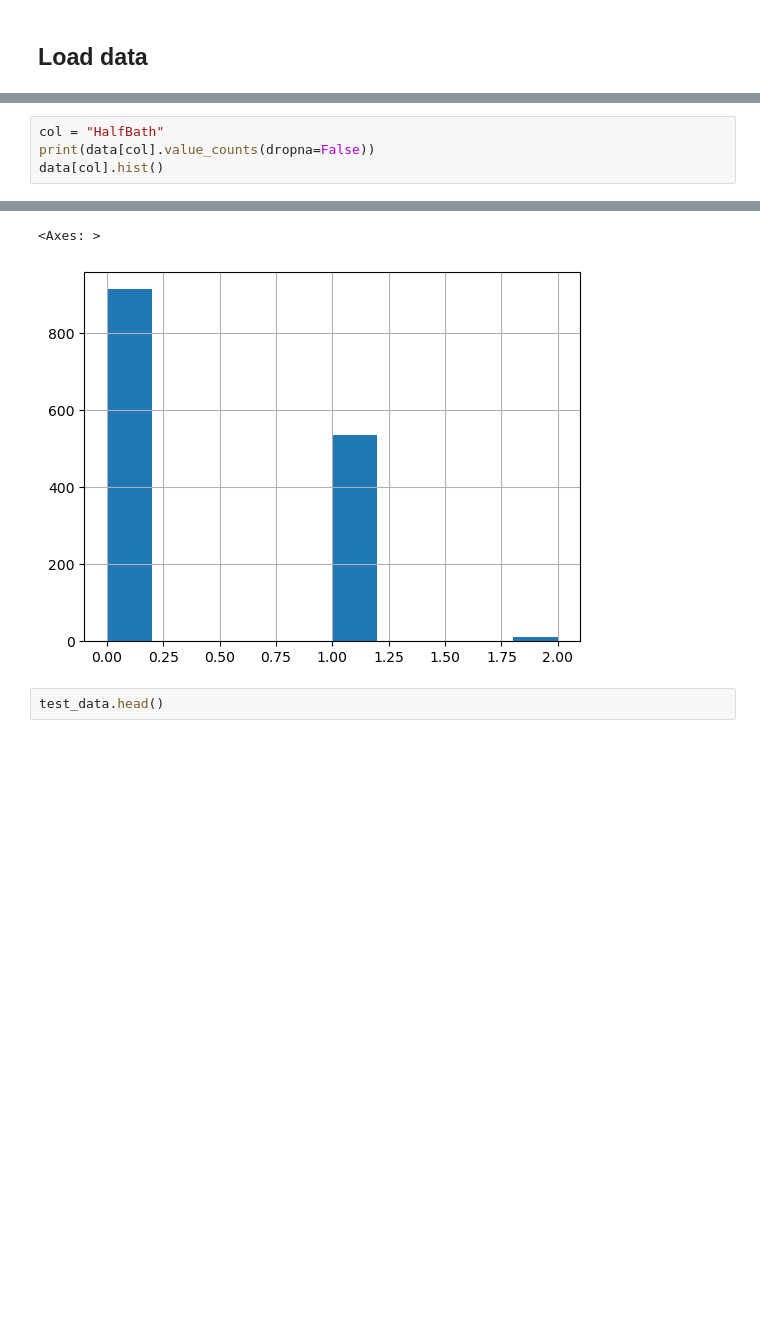
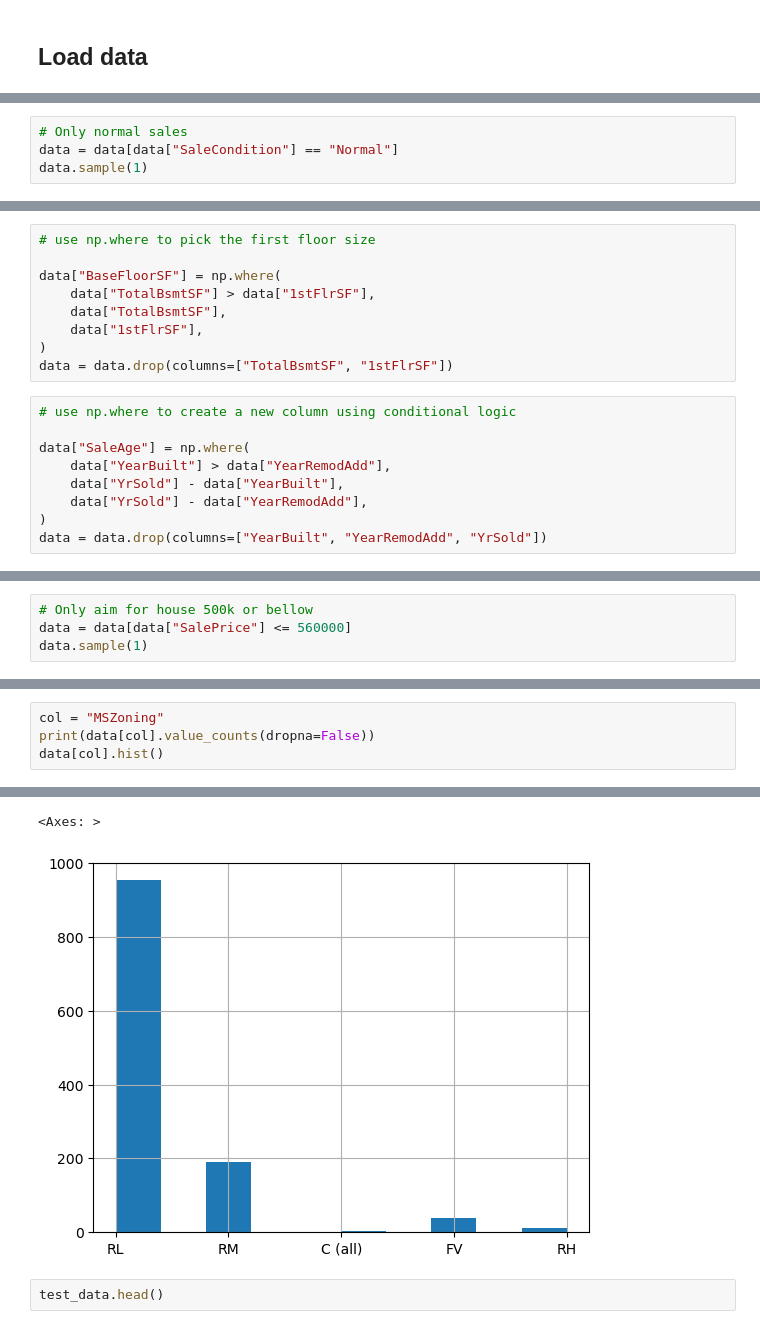
Before and after one commit to taos15/house_sale_prediction, a Jupyter notebook: notebooks/main_notebook_advanced.ipynb, the cells around one changed output, grey strips where cells are left out. Saved outputs shown, nothing was run; the diff lists cells and outputs as text; blank space fills up the shorter version.

Commit message:
add based line model summary to clean up the data

```diff
--- a/notebooks/main_notebook_advanced.ipynb
+++ b/notebooks/main_notebook_advanced.ipynb
@@ -53,0 +112,4 @@ data.sample(10)
+# %%
+# Only normal sales
+data = data[data["SaleCondition"] == "Normal"]
+data.sample(1)
@@ -53,0 +120,18 @@ data.sample(10)
+# %%
+# use np.where to pick the first floor size
+
+data["BaseFloorSF"] = np.where(
+    data["TotalBsmtSF"] > data["1stFlrSF"],
+    data["TotalBsmtSF"],
+    data["1stFlrSF"],
+)
+data = data.drop(columns=["TotalBsmtSF", "1stFlrSF"])
+# %%
+# use np.where to create a new column using conditional logic
+
+data["SaleAge"] = np.where(
+    data["YearBuilt"] > data["YearRemodAdd"],
+    data["YrSold"] - data["YearBuilt"],
+    data["YrSold"] - data["YearRemodAdd"],
+)
+data = data.drop(columns=["YearBuilt", "YearRemodAdd", "YrSold"])
@@ -53,0 +142,4 @@ data.sample(10)
+# %%
+# Only aim for house 500k or bellow
+data = data[data["SalePrice"] <= 560000]
+data.sample(1)
@@ -54,5 +150,5 @@ data.sample(10)
 # %%
-col = "HalfBath"
+col = "MSZoning"
 print(data[col].value_counts(dropna=False))
 data[col].hist()
 # %% [output]
@@ -63,6 +161,6 @@ HalfBath
 Name: count, dtype: int64
 <Axes: >
-[figure, old version]
+[figure, new version]
 # %%
 test_data.head()
 # %% [output]
```
Also changed, not shown: parts of 40 cells of this notebook, 1 other file.
